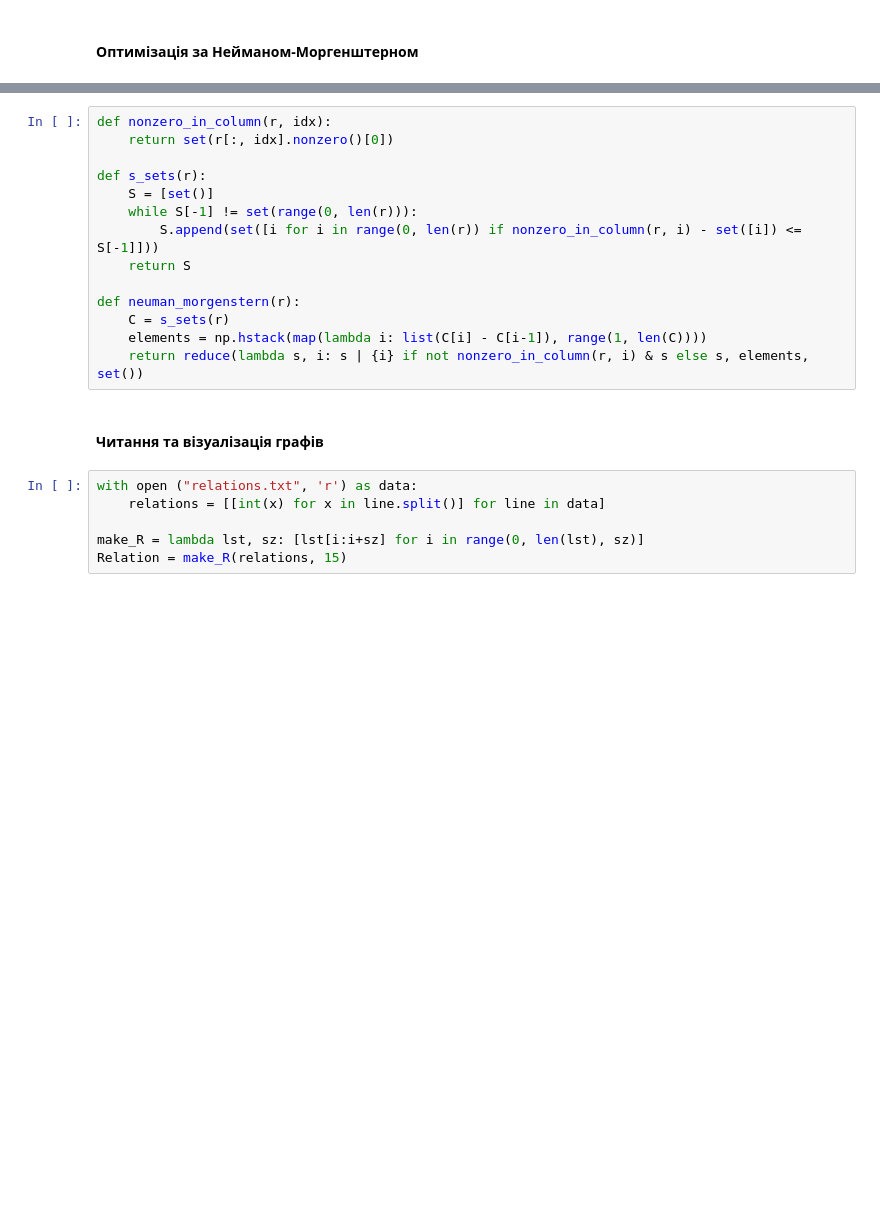
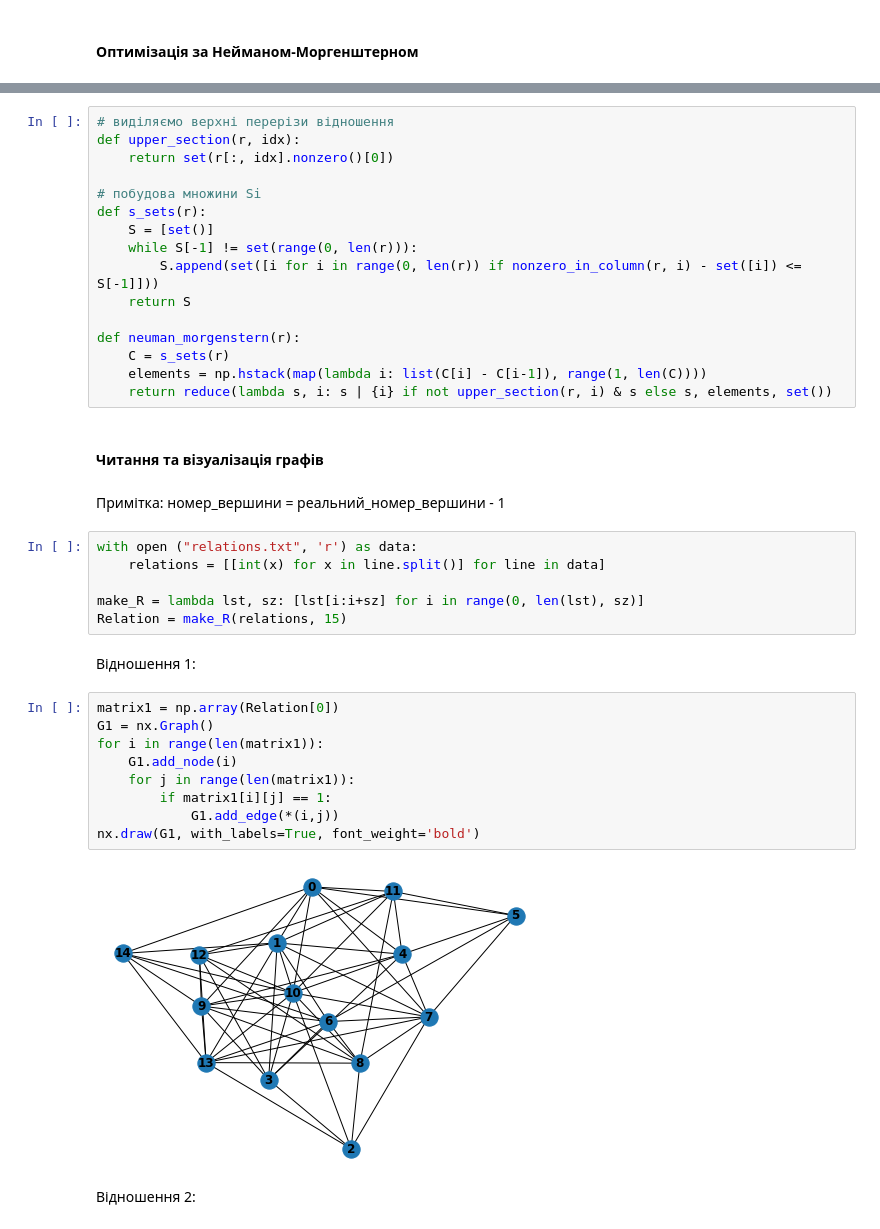
Before and after one commit to ojdmytruk/DecisionTheory_sem7, a Jupyter notebook: TPR_lab2/Task2.ipynb, the cells around one changed output, grey strips where cells are left out. Drawn from its saved outputs; the diff is of its cells as text; blank space fills up the shorter version.

```diff
--- a/TPR_lab2/Task2.ipynb
+++ b/TPR_lab2/Task2.ipynb
@@ -87,7 +83,9 @@ def k_max(Sk):
 # %%
-def nonzero_in_column(r, idx):
+# виділяємо верхні перерізи відношення
+def upper_section(r, idx):
     return set(r[:, idx].nonzero()[0])
 
+# побудова множини Si
 def s_sets(r):
     S = [set()]
     while S[-1] != set(range(0, len(r))):
@@ -97,12 +95,29 @@ def s_sets(r):
 def neuman_morgenstern(r):
     C = s_sets(r)
     elements = np.hstack(map(lambda i: list(C[i] - C[i-1]), range(1, len(C))))
-    return reduce(lambda s, i: s | {i} if not nonzero_in_column(r, i) & s else s, elements, set())
+    return reduce(lambda s, i: s | {i} if not upper_section(r, i) & s else s, elements, set())
 # %% [markdown]
 #### Читання та візуалізація графів
+# %% [markdown]
+Примітка: номер_вершини = реальний_номер_вершини - 1
 # %%
 with open ("relations.txt", 'r') as data:
     relations = [[int(x) for x in line.split()] for line in data]
 
 make_R = lambda lst, sz: [lst[i:i+sz] for i in range(0, len(lst), sz)]
 Relation = make_R(relations, 15)
+# %% [markdown]
+Відношення 1:
+# %%
+matrix1 = np.array(Relation[0])
+G1 = nx.Graph()
+for i in range(len(matrix1)):
+    G1.add_node(i)
+    for j in range(len(matrix1)):
+        if matrix1[i][j] == 1:
+            G1.add_edge(*(i,j))
+nx.draw(G1, with_labels=True, font_weight='bold')
+# %% [output]
+[figure, added]
+# %% [markdown]
+Відношення 2:
```
Also changed, not shown: parts of 46 cells of this notebook, 2 other files.
